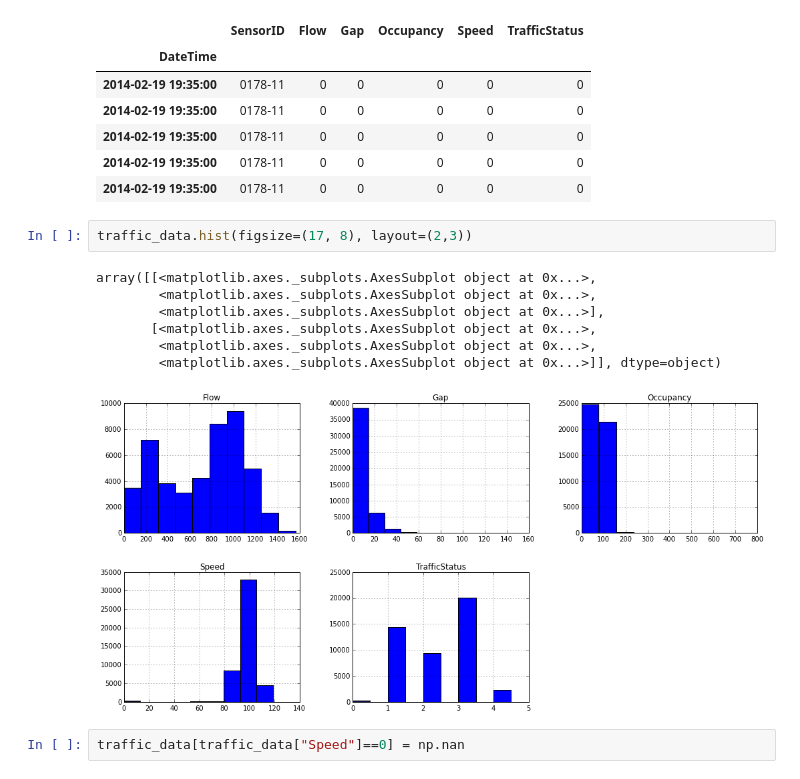
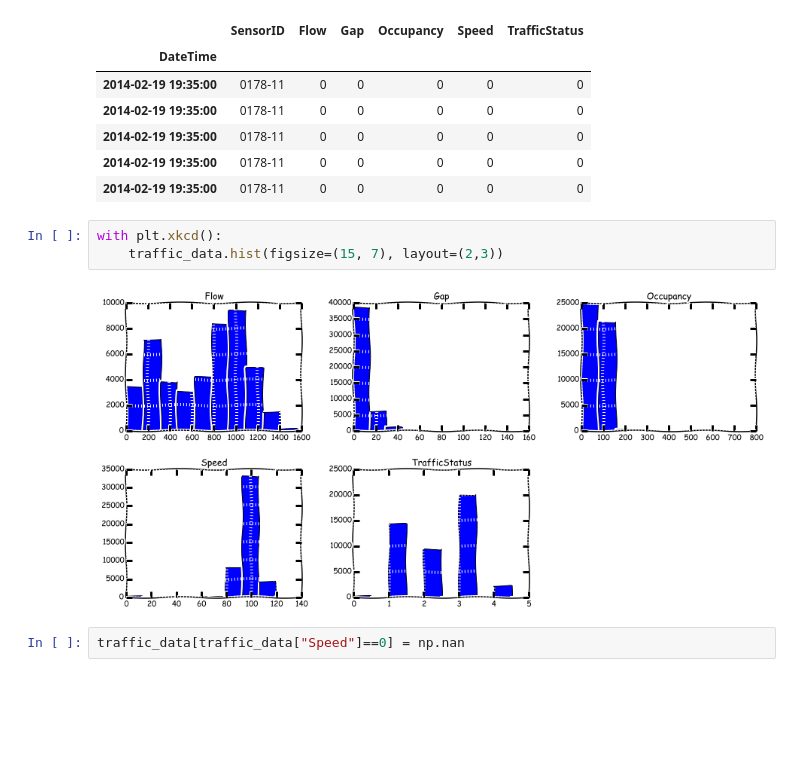
Before and after one commit to bkazic/Final-Project-Blog, a Jupyter notebook: Final Project - Blog.ipynb, the cells around one changed output. Cells and saved outputs as stored; diff of their text form; blank space fills up the shorter version.

```diff
--- a/Final Project - Blog.ipynb
+++ b/Final Project - Blog.ipynb
@@ -124,15 +165,10 @@ traffic_data[traffic_data["Speed"]==0].head()
 | 2014-02-19 19:35:00 | 0178-11 | 0 | 0 | 0 | 0 | 0 |
 | 2014-02-19 19:35:00 | 0178-11 | 0 | 0 | 0 | 0 | 0 |
 # %%
-traffic_data.hist(figsize=(17, 8), layout=(2,3))
+with plt.xkcd():
+    traffic_data.hist(figsize=(15, 7), layout=(2,3))
 # %% [output]
-array([[<matplotlib.axes._subplots.AxesSubplot object at 0x...>,
-        <matplotlib.axes._subplots.AxesSubplot object at 0x...>,
-        <matplotlib.axes._subplots.AxesSubplot object at 0x...>],
-       [<matplotlib.axes._subplots.AxesSubplot object at 0x...>,
-        <matplotlib.axes._subplots.AxesSubplot object at 0x...>,
-        <matplotlib.axes._subplots.AxesSubplot object at 0x...>]], dtype=object)
-[figure, old version]
+[figure, new version]
 # %%
 traffic_data[traffic_data["Speed"]==0] = np.nan
 # %% [markdown]
```
Also changed, not shown: parts of 5 cells of this notebook.
